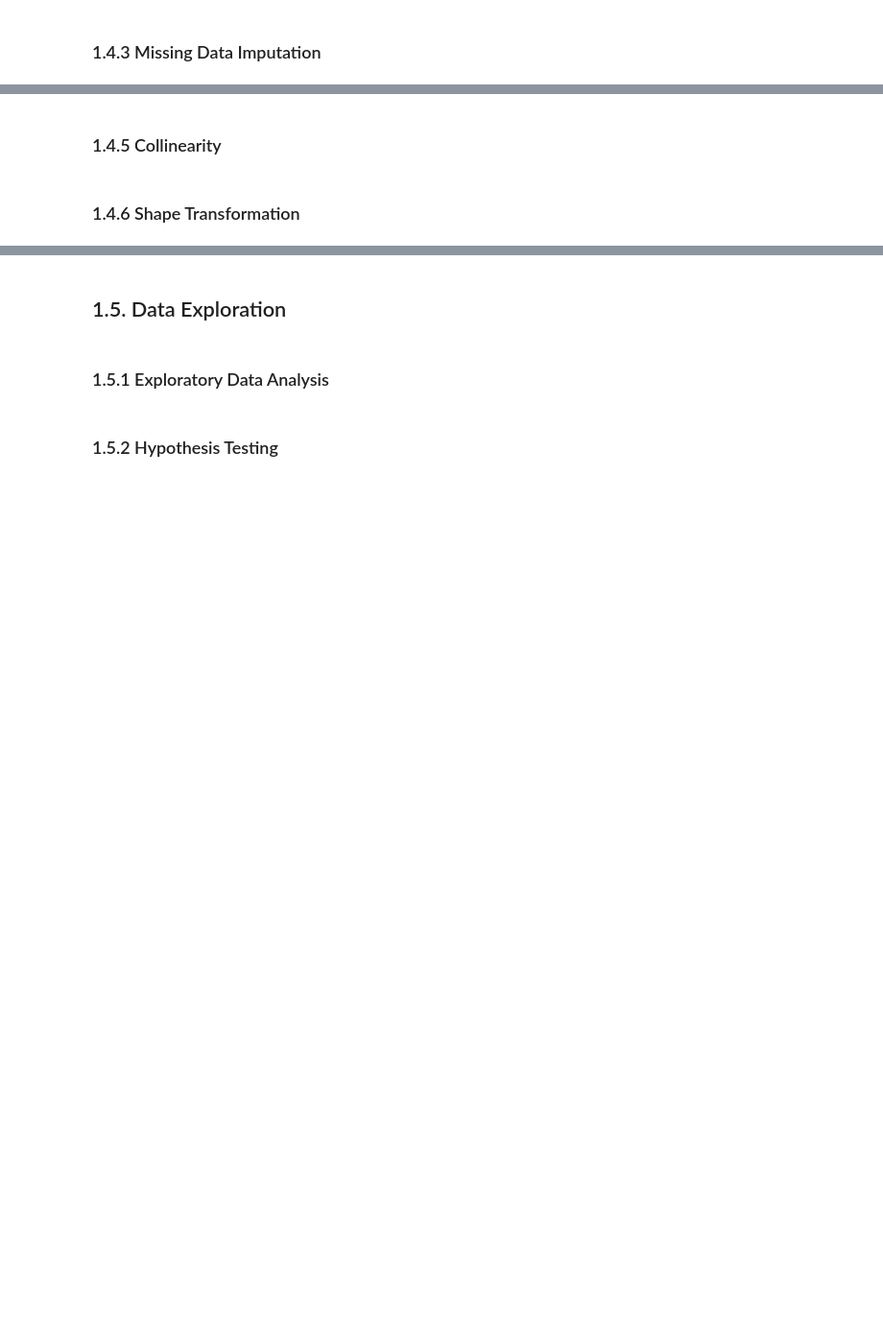
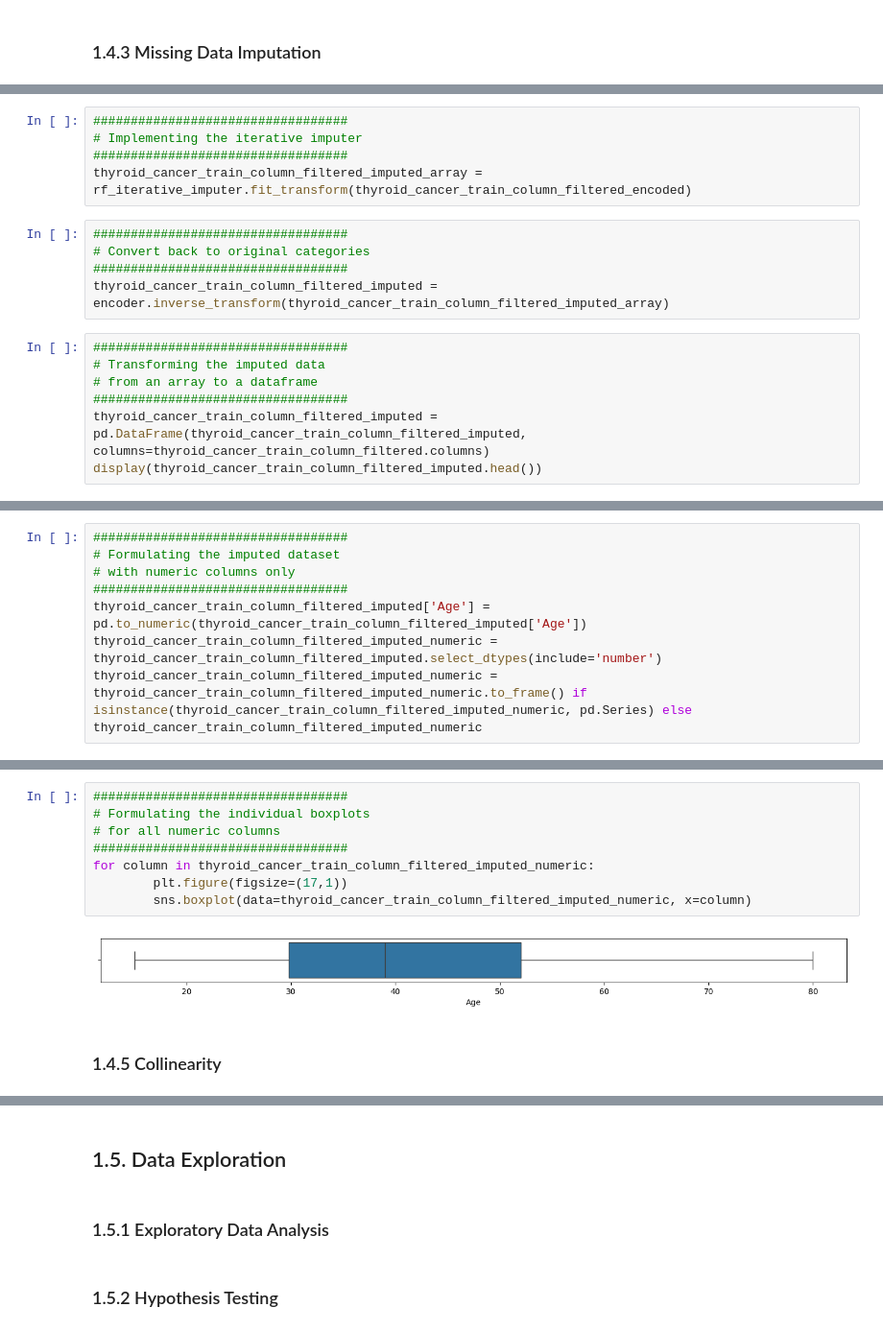
Before and after one commit to JohnPaulinePineda/Portfolio_Project_59, a Jupyter notebook: codes/LeveragingEnsembleLearningWithBaggingBoostingStackingAndBlendingApproaches.ipynb, the cells around one changed output, grey strips where cells are left out. Shown at 96% size. Cells and saved outputs as stored; diff of their text form; blank space fills up the shorter version.

Commit message:
Formulated the Python Notebook
Updated Data Preprocessing

```diff
--- a/codes/LeveragingEnsembleLearningWithBaggingBoostingStackingAndBlendingApproaches.ipynb
+++ b/codes/LeveragingEnsembleLearningWithBaggingBoostingStackingAndBlendingApproaches.ipynb
@@ -1195,0 +1353,17 @@ plt.show()
+# %%
+##################################
+# Implementing the iterative imputer
+##################################
+thyroid_cancer_train_column_filtered_imputed_array = rf_iterative_imputer.fit_transform(thyroid_cancer_train_column_filtered_encoded)
+# %%
+##################################
+# Convert back to original categories
+##################################
+thyroid_cancer_train_column_filtered_imputed = encoder.inverse_transform(thyroid_cancer_train_column_filtered_imputed_array)
+# %%
+##################################
+# Transforming the imputed data
+# from an array to a dataframe
+##################################
+thyroid_cancer_train_column_filtered_imputed = pd.DataFrame(thyroid_cancer_train_column_filtered_imputed, columns=thyroid_cancer_train_column_filtered.columns)
+display(thyroid_cancer_train_column_filtered_imputed.head())
@@ -1197,0 +1419,8 @@ plt.show()
+# %%
+##################################
+# Formulating the imputed dataset
+# with numeric columns only
+##################################
+thyroid_cancer_train_column_filtered_imputed['Age'] = pd.to_numeric(thyroid_cancer_train_column_filtered_imputed['Age'])
+thyroid_cancer_train_column_filtered_imputed_numeric = thyroid_cancer_train_column_filtered_imputed.select_dtypes(include='number')
+thyroid_cancer_train_column_filtered_imputed_numeric = thyroid_cancer_train_column_filtered_imputed_numeric.to_frame() if isinstance(thyroid_cancer_train_column_filtered_imputed_numeric, pd.Series) else thyroid_cancer_train_column_filtered_imputed_numeric
@@ -1198,4 +1480,12 @@ plt.show()
+# %%
+##################################
+# Formulating the individual boxplots
+# for all numeric columns
+##################################
+for column in thyroid_cancer_train_column_filtered_imputed_numeric:
+        plt.figure(figsize=(17,1))
+        sns.boxplot(data=thyroid_cancer_train_column_filtered_imputed_numeric, x=column)
+# %% [output]
+[figure, added]
 # %% [markdown]
 ### 1.4.5 Collinearity <a class="anchor" id="1.4.5"></a>
-# %% [markdown]
-### 1.4.6 Shape Transformation <a class="anchor" id="1.4.6"></a>
```
Also changed, not shown: parts of 32 cells of this notebook, 2 other files.
